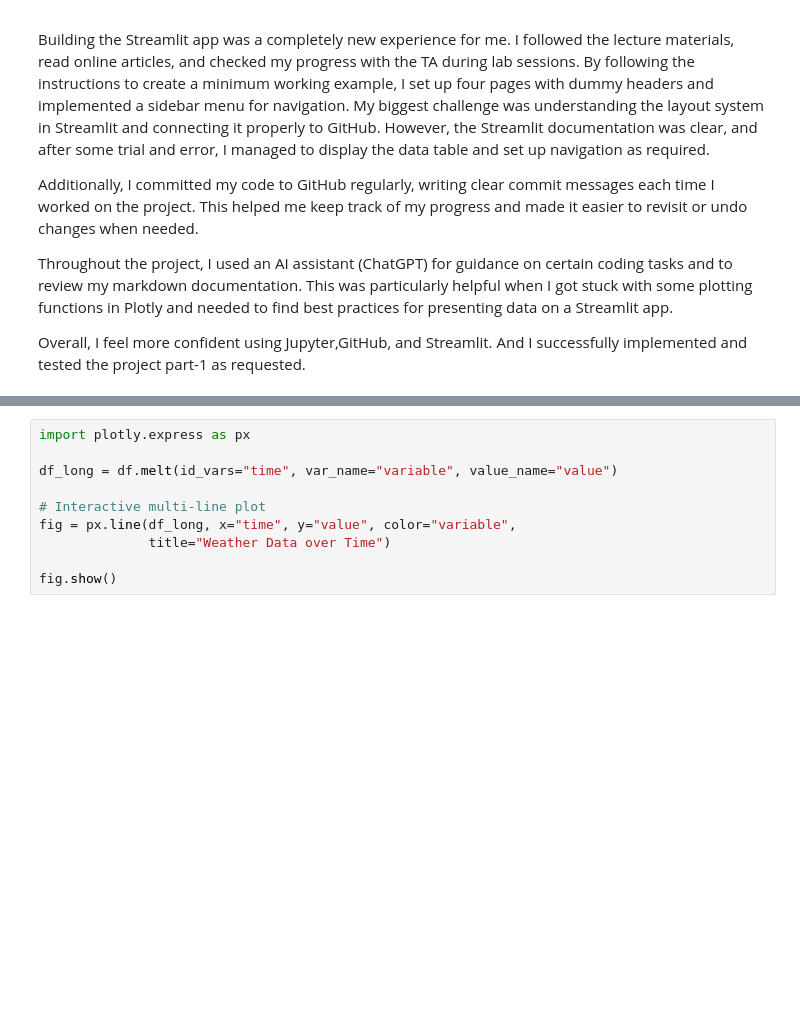
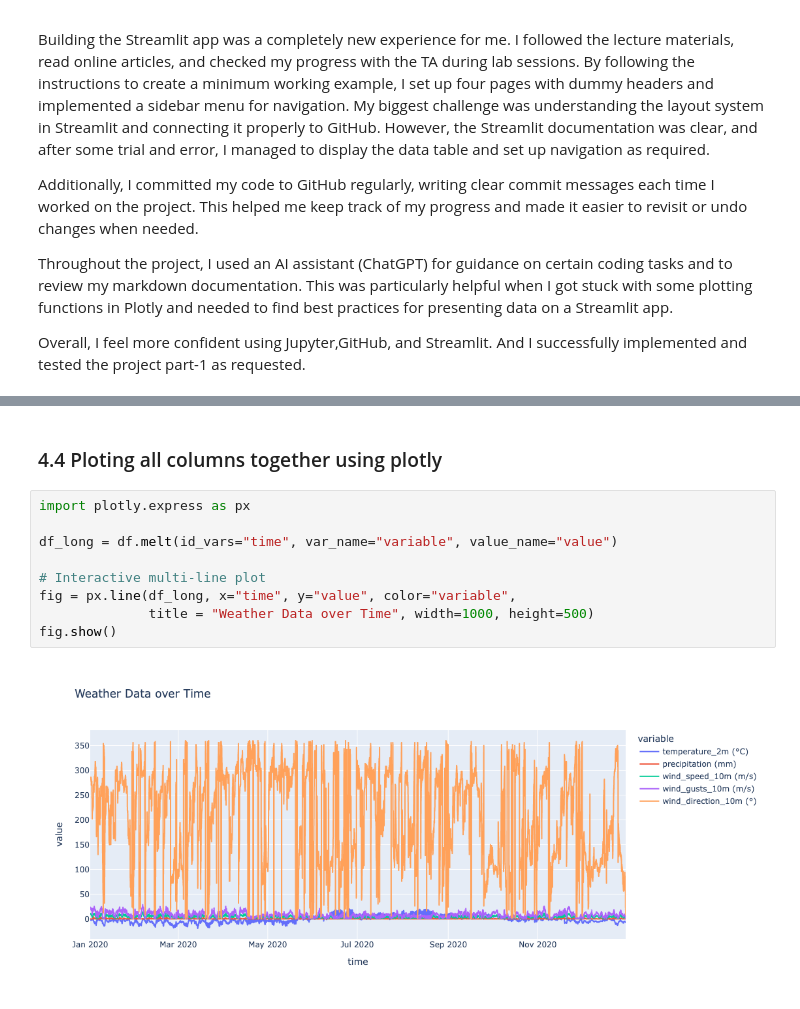
Before and after one commit to Indraadhikari/IND320_Indra, a Jupyter notebook: dashboard_basics_indra.ipynb, the cells around one changed output, grey strips where cells are left out. Drawn from its saved outputs; the diff is of its cells as text; blank space fills up the shorter version.

```diff
--- a/dashboard_basics_indra.ipynb
+++ b/dashboard_basics_indra.ipynb
@@ -79,12 +104,15 @@ plt.show()
 # %% [output]
 [figure]
+# %% [markdown]
+### 4.4 Ploting all columns together using plotly
 # %%
 import plotly.express as px
 
 df_long = df.melt(id_vars="time", var_name="variable", value_name="value")
 
 # Interactive multi-line plot
 fig = px.line(df_long, x="time", y="value", color="variable",
-              title="Weather Data over Time")
-
+              title = "Weather Data over Time", width=1000, height=500)
 fig.show()
+# %% [output]
+[figure, added]
```
Also changed, not shown: parts of 13 cells of this notebook, 3 other files.
